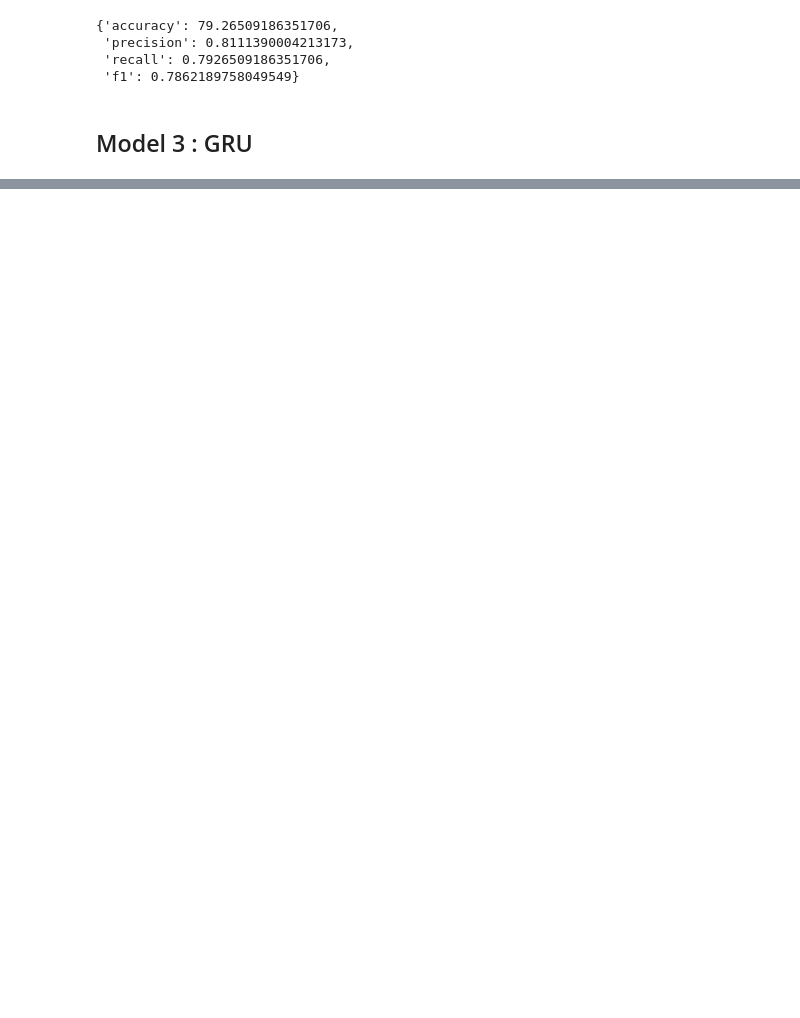
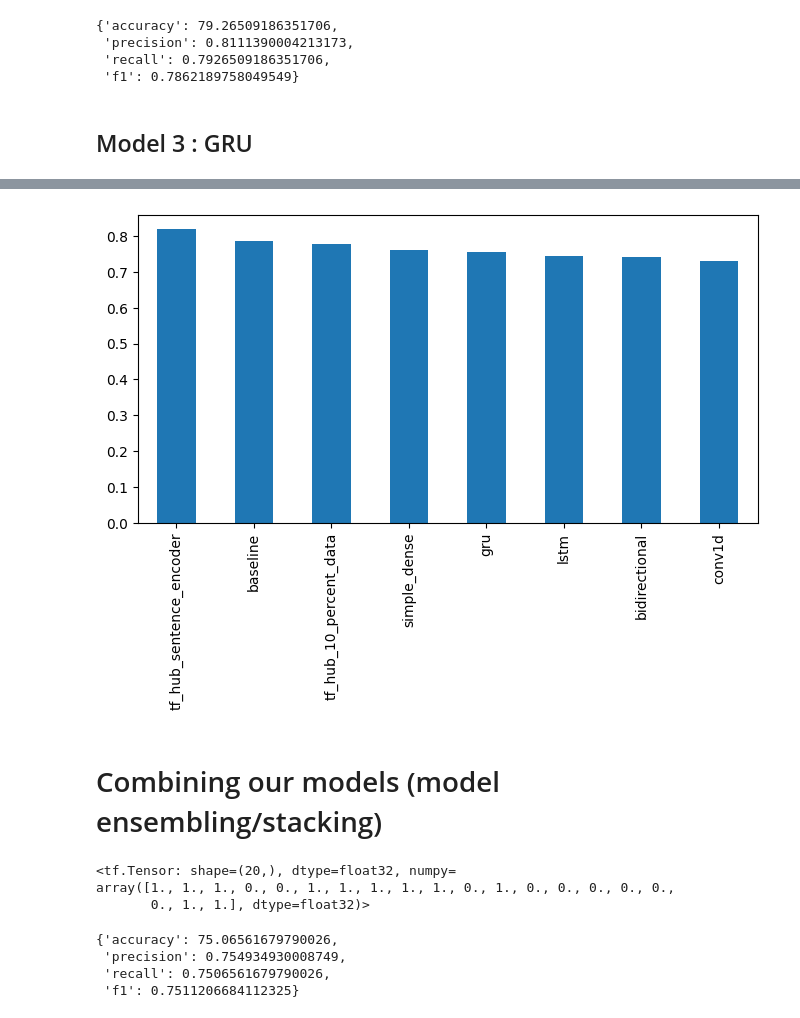
Before and after one commit to Abhimanyu9539/Tensorflow, a Jupyter notebook: Natural Language Processing/TF2_0_NLP_Fundamentals.ipynb, the cells around one changed output, grey strips where cells are left out. Saved outputs shown, nothing was run; the diff lists cells and outputs as text; code cells hidden in the pictures; blank space fills up the shorter version.

```diff
--- a/Natural Language Processing/TF2_0_NLP_Fundamentals.ipynb
+++ b/Natural Language Processing/TF2_0_NLP_Fundamentals.ipynb
@@ -741,0 +1289,26 @@ model_3_results
+# %%
+# Sort model results by f1-score
+all_model_results.sort_values("f1", ascending=False)["f1"].plot(kind="bar", figsize=(8, 4));
+# %% [output]
+[figure, added]
+# %% [markdown]
+# Combining our models (model ensembling/stacking)
+# %%
+# Get mean pred probs for 3 models
+baseline_pred_probs = np.max(model0.predict_proba(val_sentences), axis=1) # get the prediction probabilities from baseline model
+combined_pred_probs = baseline_pred_probs + tf.squeeze(model_2_prob_preds, axis=1) + tf.squeeze(model_6_pred_probs)
+combined_preds = tf.round(combined_pred_probs/3) # average and round the prediction probabilities to get prediction classes
+combined_preds[:20]
+# %% [output]
+<tf.Tensor: shape=(20,), dtype=float32, numpy=
+array([1., 1., 1., 0., 0., 1., 1., 1., 1., 1., 0., 1., 0., 0., 0., 0., 0.,
+       0., 1., 1.], dtype=float32)>
+# %%
+# Calculate results from averaging the prediction probabilities
+ensemble_results = calculate_results(val_labels, combined_preds)
+ensemble_results
+# %% [output]
+{'accuracy': 75.06561679790026,
+ 'precision': 0.754934930008749,
+ 'recall': 0.7506561679790026,
+ 'f1': 0.7511206684112325}
```
Also changed, not shown: parts of 92 cells of this notebook.
